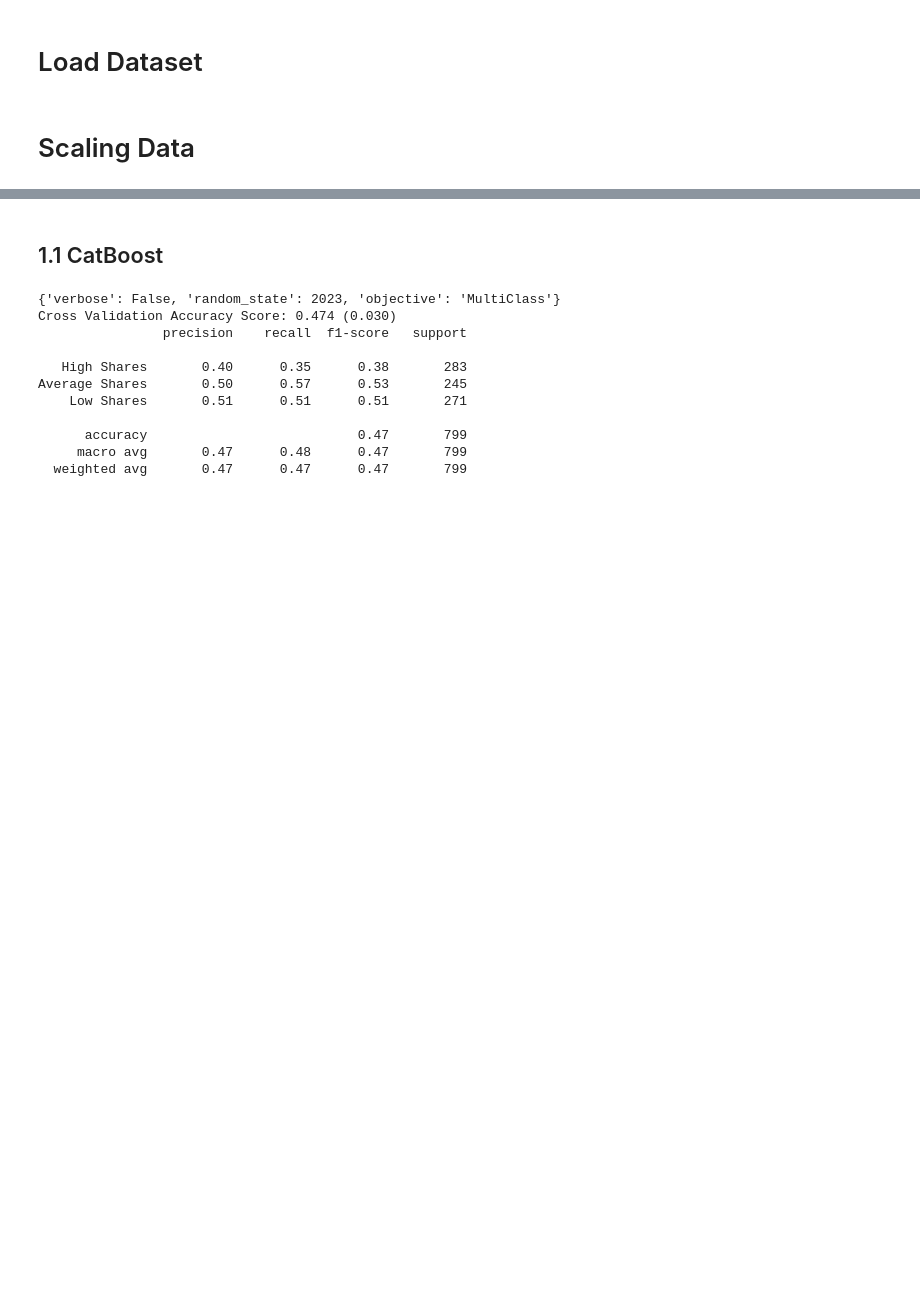
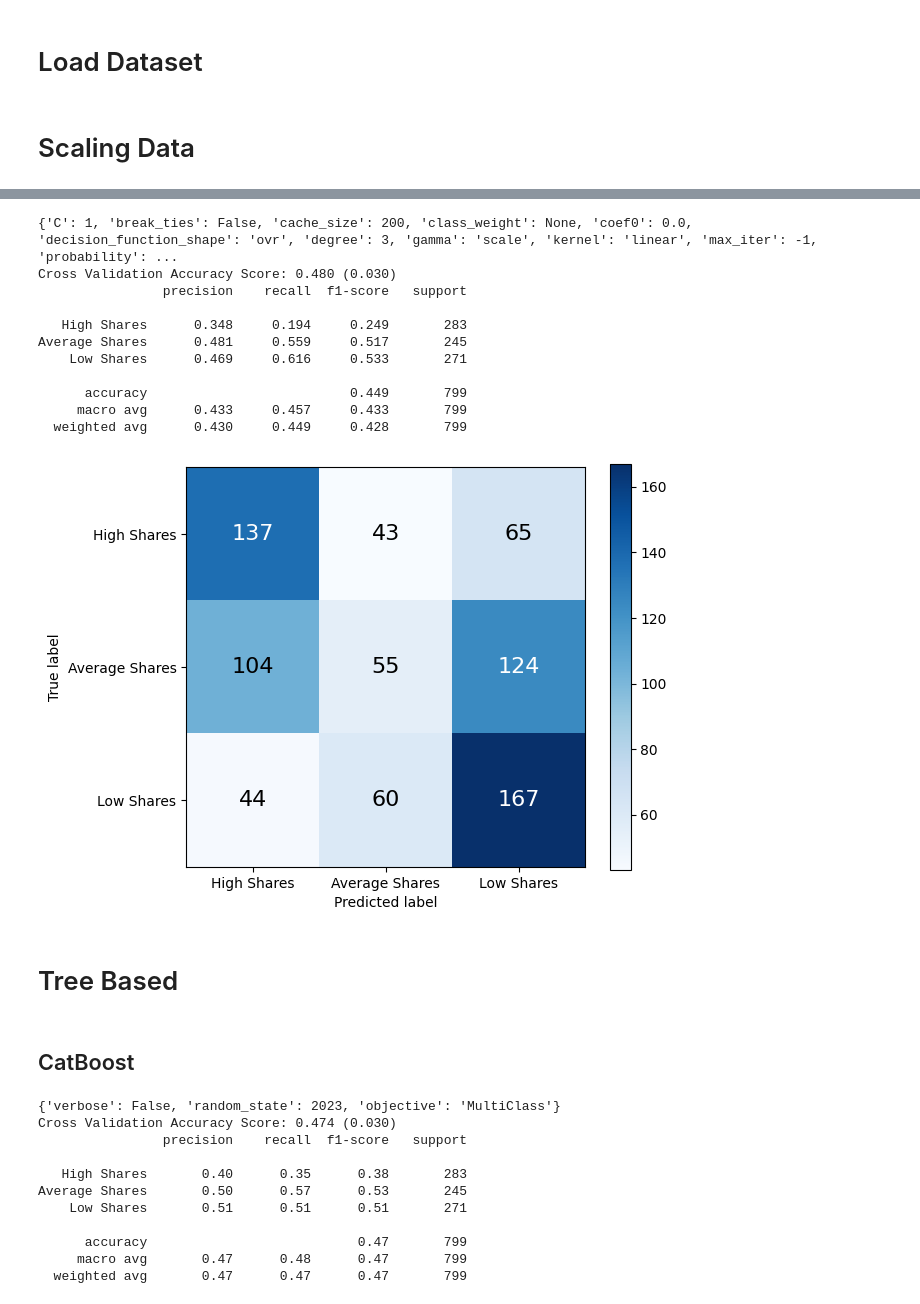
Before and after one commit to ChuanPoYan/IS4242-Project, a Jupyter notebook: The Smart Local Modelling.ipynb, the cells around one changed output, grey strips where cells are left out. Cells and saved outputs as stored; diff of their text form; code cells hidden in the pictures; blank space fills up the shorter version.

```diff
--- a/The Smart Local Modelling.ipynb
+++ b/The Smart Local Modelling.ipynb
@@ -127,0 +216,33 @@ X_test_scaled = pd.DataFrame(scaler.transform(X_test), columns=X_test.columns)
+# %%
+svm_GS = GridSearchCV(
+    SVC(),
+    {
+        'C': [0.1, 1, 10],
+        'kernel': ['linear', 'rbf'],
+        'gamma': ['scale', 'auto', 0.1, 1]
+    },
+    n_jobs=multiprocessing.cpu_count())
+
+svm_GS = svm_GS.fit(X_train_scaled, y_train.to_numpy().ravel())
+
+svm_best_model = svm_GS.best_estimator_
+print(svm_best_model.get_params())
+
+get_mean_cvs(svm_best_model, X_train_scaled, y_train.to_numpy().ravel())
+
+svm_best_model.fit(X_train_scaled, y_train.to_numpy().ravel())
+y_pred_svm_best = svm_best_model.predict(X_test_scaled)
+evaluate_model(y_test, y_pred_svm_best)
+# %% [output]
+{'C': 1, 'break_ties': False, 'cache_size': 200, 'class_weight': None, 'coef0': 0.0, 'decision_function_shape': 'ovr', 'degree': 3, 'gamma': 'scale', 'kernel': 'linear', 'max_iter': -1, 'probability': ...
+Cross Validation Accuracy Score: 0.480 (0.030)
+                precision    recall  f1-score   support
+
+   High Shares      0.348     0.194     0.249       283
+Average Shares      0.481     0.559     0.517       245
+    Low Shares      0.469     0.616     0.533       271
+
+      accuracy                          0.449       799
+     macro avg      0.433     0.457     0.433       799
+  weighted avg      0.430     0.449     0.428       799
+[figure, added]
@@ -128,5 +251,7 @@ X_test_scaled = pd.DataFrame(scaler.transform(X_test), columns=X_test.columns)
+# %% [markdown]
+# Tree Based
 # %% [markdown]
-## 1.1 CatBoost
+## CatBoost
 # %%
 cb_base_model = cb.CatBoostClassifier(
     objective='MultiClass',
```
Also changed, not shown: parts of 14 cells of this notebook, 2 other files.
